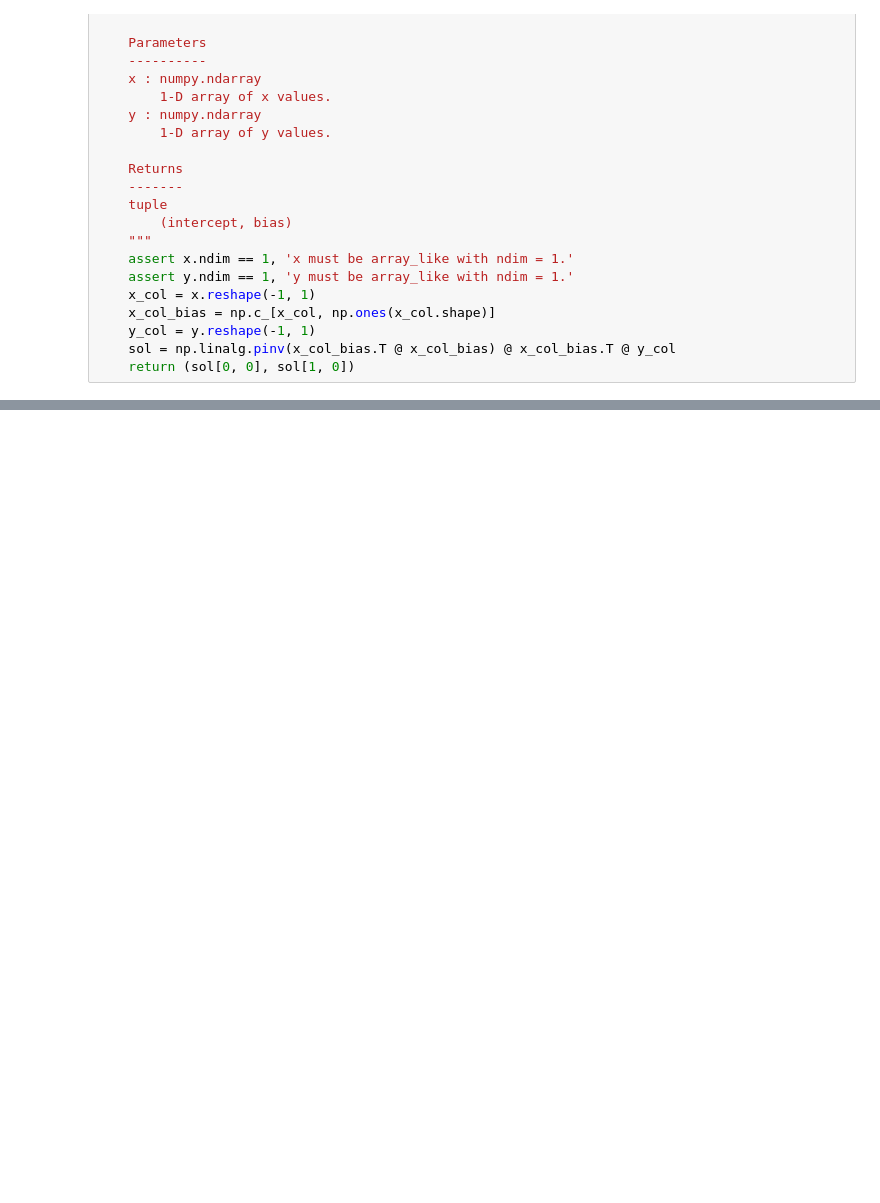
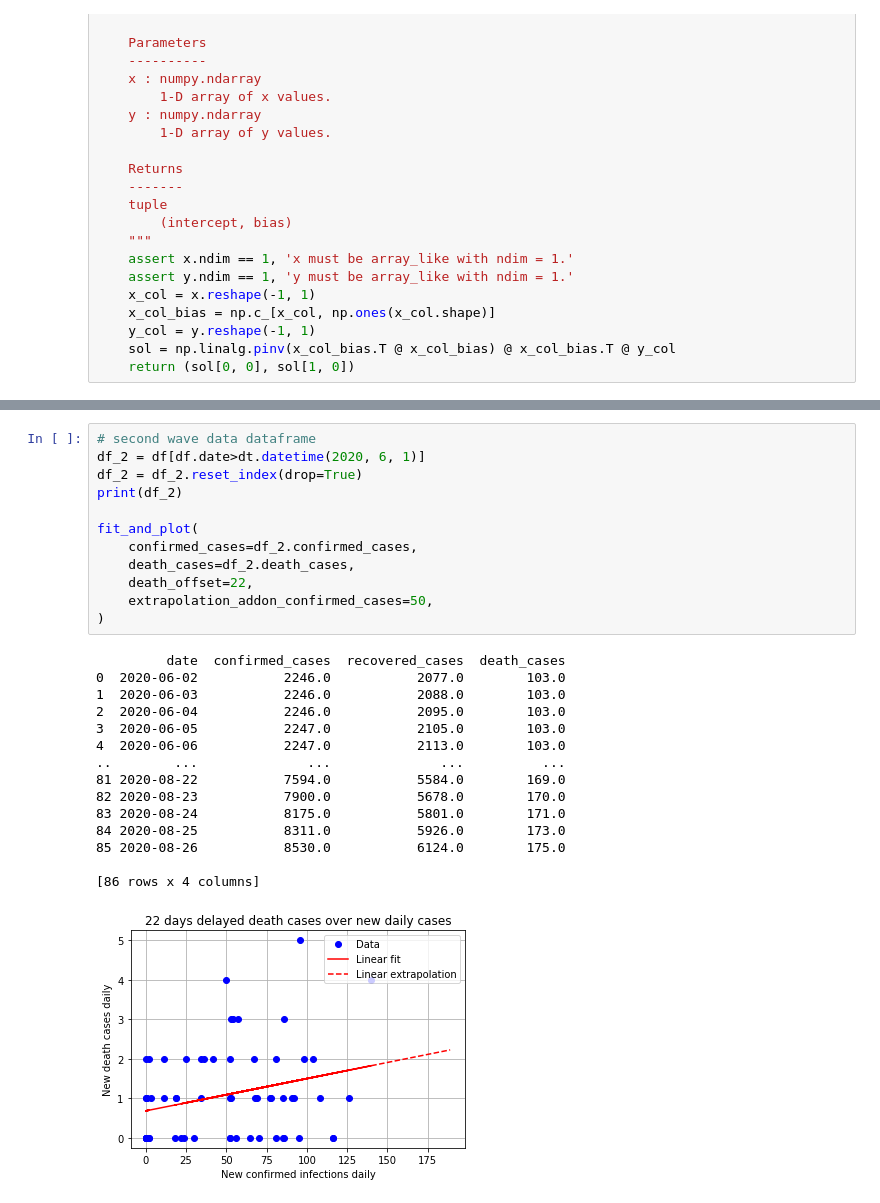
Before and after one commit to akapet00/coropy, a Jupyter notebook: sandbox/02-Exploring-Mortality.ipynb, the cells around one changed output, grey strips where cells are left out. Drawn from its saved outputs; the diff is of its cells as text; blank space fills up the shorter version.

```diff
--- a/sandbox/02-Exploring-Mortality.ipynb
+++ b/sandbox/02-Exploring-Mortality.ipynb
@@ -86,0 +138,28 @@ plt.show()
+# %%
+# second wave data dataframe
+df_2 = df[df.date>dt.datetime(2020, 6, 1)]
+df_2 = df_2.reset_index(drop=True)
+print(df_2)
+
+fit_and_plot(
+    confirmed_cases=df_2.confirmed_cases,
+    death_cases=df_2.death_cases,
+    death_offset=22,
+    extrapolation_addon_confirmed_cases=50,
+)
+# %% [output]
+         date  confirmed_cases  recovered_cases  death_cases
+0  2020-06-02           2246.0           2077.0        103.0
+1  2020-06-03           2246.0           2088.0        103.0
+2  2020-06-04           2246.0           2095.0        103.0
+3  2020-06-05           2247.0           2105.0        103.0
+4  2020-06-06           2247.0           2113.0        103.0
+..        ...              ...              ...          ...
+81 2020-08-22           7594.0           5584.0        169.0
+82 2020-08-23           7900.0           5678.0        170.0
+83 2020-08-24           8175.0           5801.0        171.0
+84 2020-08-25           8311.0           5926.0        173.0
+85 2020-08-26           8530.0           6124.0        175.0
+
+[86 rows x 4 columns]
+[figure, added]
```
Also changed, not shown: parts of 4 cells of this notebook.
